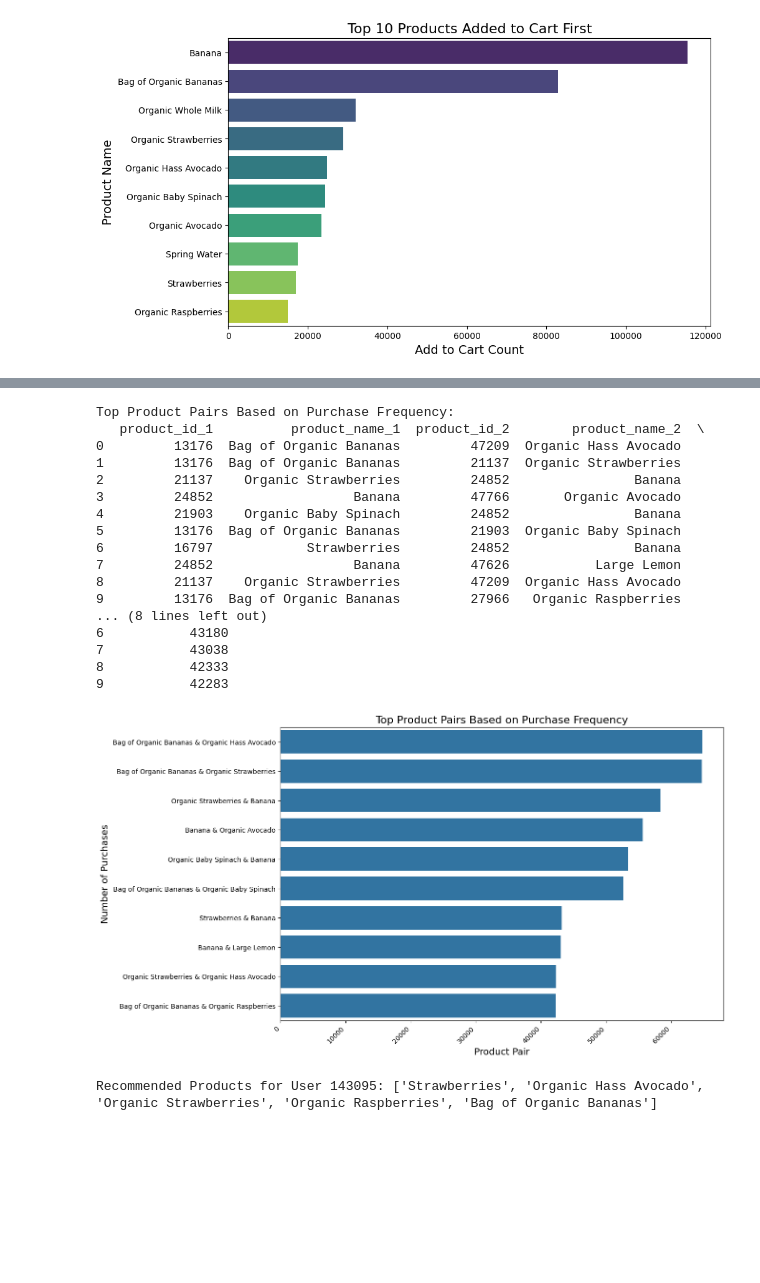
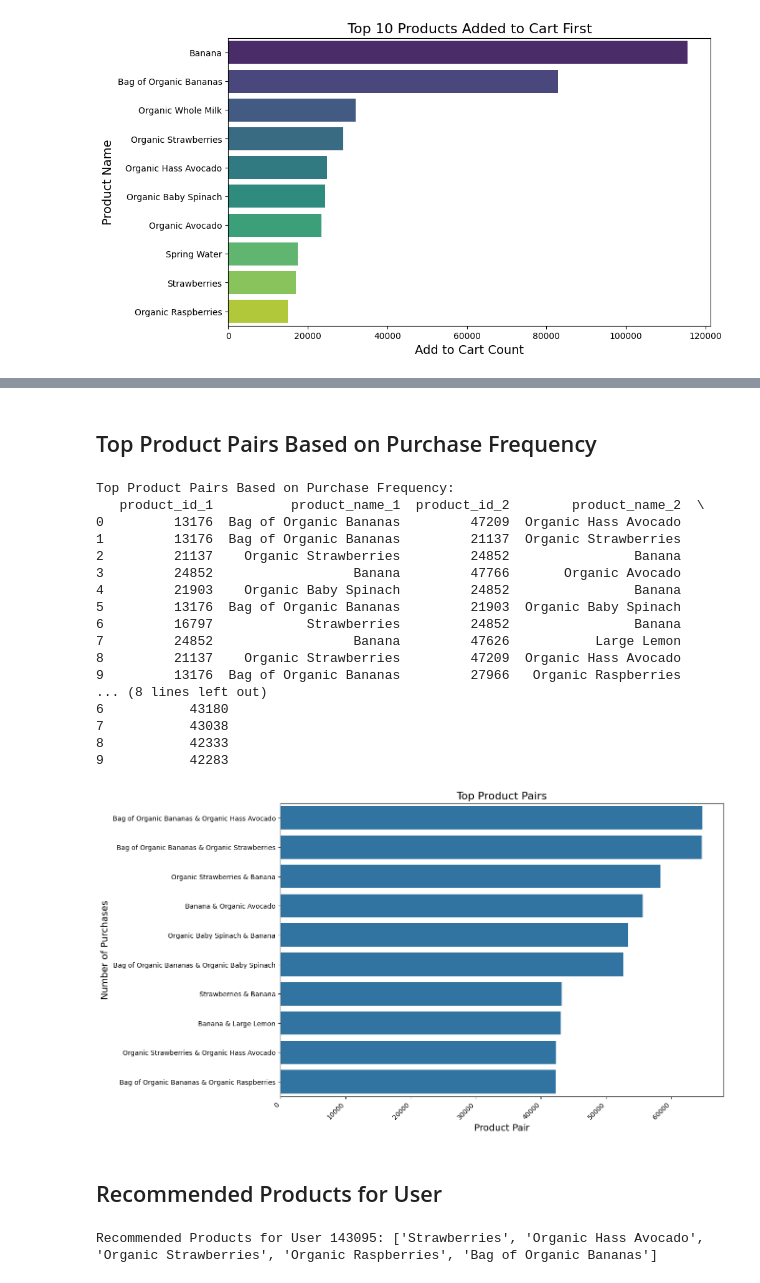
Before and after one commit to mirajkarsneha/instacart-market-basket-analysis, a Jupyter notebook: customer_next_order_analysis.ipynb, the cells around one changed output, grey strips where cells are left out. Cells and saved outputs as stored; diff of their text form; code cells hidden in the pictures; blank space fills up the shorter version.

```diff
--- a/customer_next_order_analysis.ipynb
+++ b/customer_next_order_analysis.ipynb
@@ -175,3 +175,5 @@ Passing `palette` without assigning `hue` is deprecated and will be removed in v
+# %% [markdown]
+## Top Product Pairs Based on Purchase Frequency
 # %%
 import matplotlib.pyplot as plt
 import seaborn as sns
@@ -226,35 +228,37 @@ top_product_pairs_df['product_pair'] = top_product_pairs_df['product_name_1'] +
 plt.figure(figsize=(12, 8))
 sns.barplot(y='product_pair', x='purchase_count', data=top_product_pairs_df)
 
 # Adding labels and title
-plt.title('Top Product Pairs Based on Purchase Frequency', fontsize=16)
+plt.title('Top Product Pairs', fontsize=16)
 plt.xlabel('Product Pair', fontsize=14)
 plt.ylabel('Number of Purchases', fontsize=14)
 
 # Rotate x-axis labels to make them readable
 plt.xticks(rotation=45, ha='right')
 
 # Show the plot
 plt.show()
 # %% [output]
 Top Product Pairs Based on Purchase Frequency:
    product_id_1          product_name_1  product_id_2        product_name_2  \
 0         13176  Bag of Organic Bananas         47209  Organic Hass Avocado
 1         13176  Bag of Organic Bananas         21137  Organic Strawberries
 2         21137    Organic Strawberries         24852                Banana
 3         24852                  Banana         47766       Organic Avocado
 4         21903    Organic Baby Spinach         24852                Banana
 5         13176  Bag of Organic Bananas         21903  Organic Baby Spinach
 6         16797            Strawberries         24852                Banana
 7         24852                  Banana         47626           Large Lemon
 8         21137    Organic Strawberries         47209  Organic Hass Avocado
 9         13176  Bag of Organic Bananas         27966   Organic Raspberries
 ... (8 lines left out)
 6           43180
 7           43038
 8           42333
 9           42283
-[figure, old version]
+[figure, new version]
+# %% [markdown]
+## Recommended Products for User
 # %%
 import pandas as pd
 from sqlalchemy import create_engine
```
Also changed, not shown: parts of 5 cells of this notebook.
